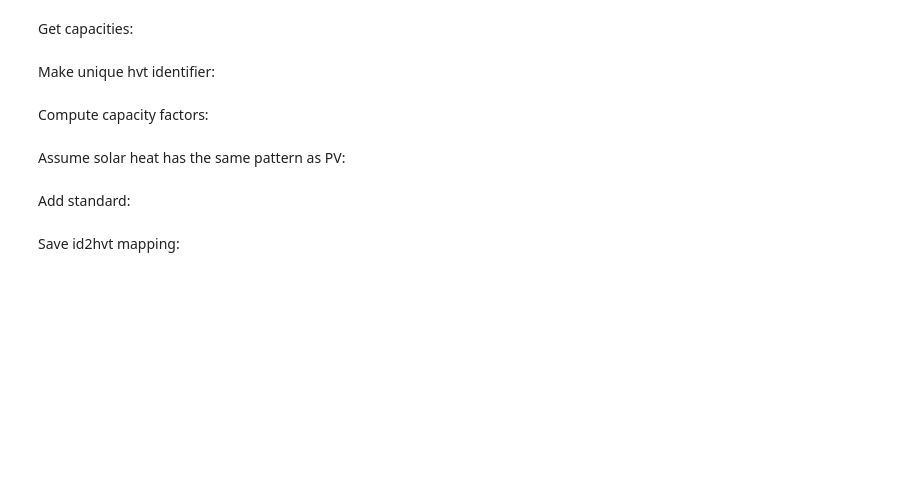
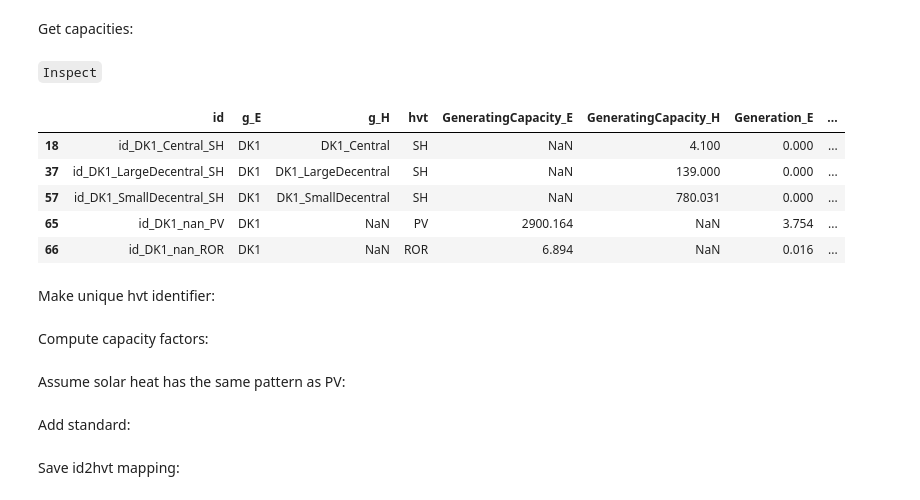
Before and after one commit to marcherger/EnergyEconGroupWork, a Jupyter notebook: DownloadDataForDK/D_MakeModelData.ipynb, the cells around one changed output. Saved outputs shown, nothing was run; the diff lists cells and outputs as text; code cells hidden in the pictures; blank space fills up the shorter version.

```diff
--- a/DownloadDataForDK/D_MakeModelData.ipynb
+++ b/DownloadDataForDK/D_MakeModelData.ipynb
@@ -156,4 +195,15 @@ df_plant = pd.read_pickle(os.path.join(data_dir,'PlantData_DK_2022'))
 df_int = df_plant.loc[df_plant['tech'].isin(['PV','SH','WL','WS','ROR']),['id','g_E','g_H','tech','GeneratingCapacity_E','GeneratingCapacity_H','Generation_E','Generation_H']].rename(columns={'tech':'hvt'})
+# %% [markdown]
+`Inspect`
+# %%
+df_int.head()
+# %% [output]
+|  | id | g_E | g_H | hvt | GeneratingCapacity_E | GeneratingCapacity_H | Generation_E | ... |
+| 18 | id_DK1_Central_SH | DK1 | DK1_Central | SH | NaN | 4.100 | 0.000 | ... |
+| 37 | id_DK1_LargeDecentral_SH | DK1 | DK1_LargeDecentral | SH | NaN | 139.000 | 0.000 | ... |
+| 57 | id_DK1_SmallDecentral_SH | DK1 | DK1_SmallDecentral | SH | NaN | 780.031 | 0.000 | ... |
+| 65 | id_DK1_nan_PV | DK1 | NaN | PV | 2900.164 | NaN | 3.754 | ... |
+| 66 | id_DK1_nan_ROR | DK1 | NaN | ROR | 6.894 | NaN | 0.016 | ... |
 # %% [markdown]
 Make unique hvt identifier:
 # %%
```
Also changed, not shown: parts of 47 cells of this notebook, 1 other file.
